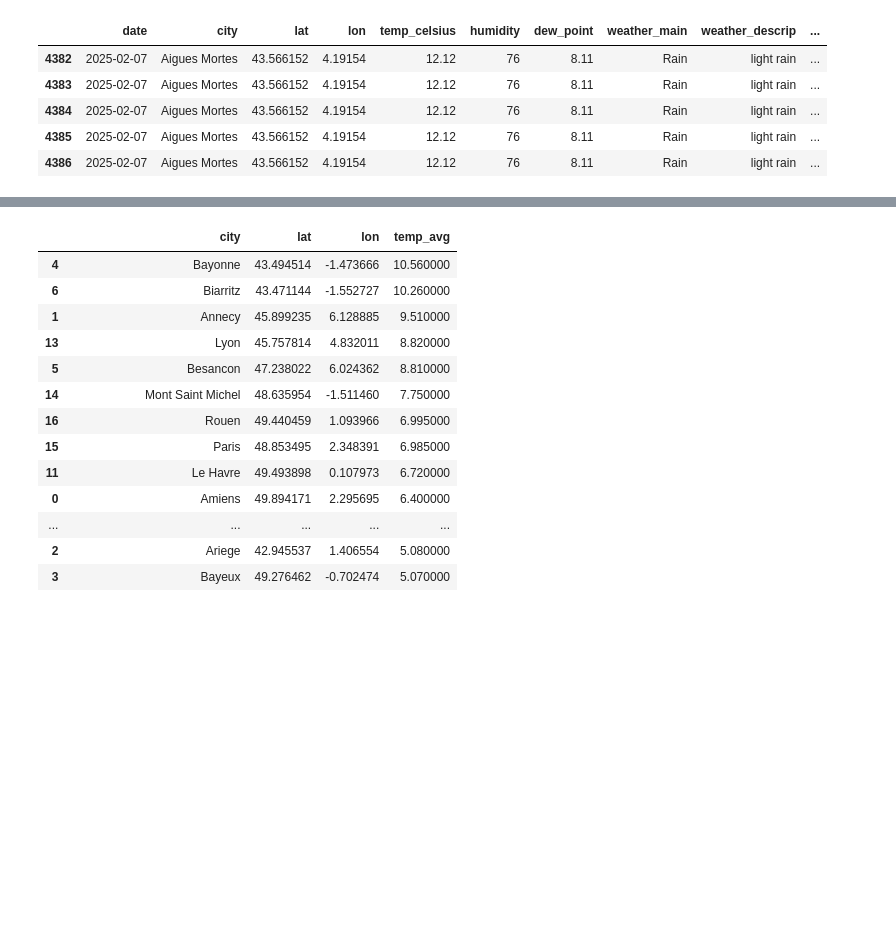
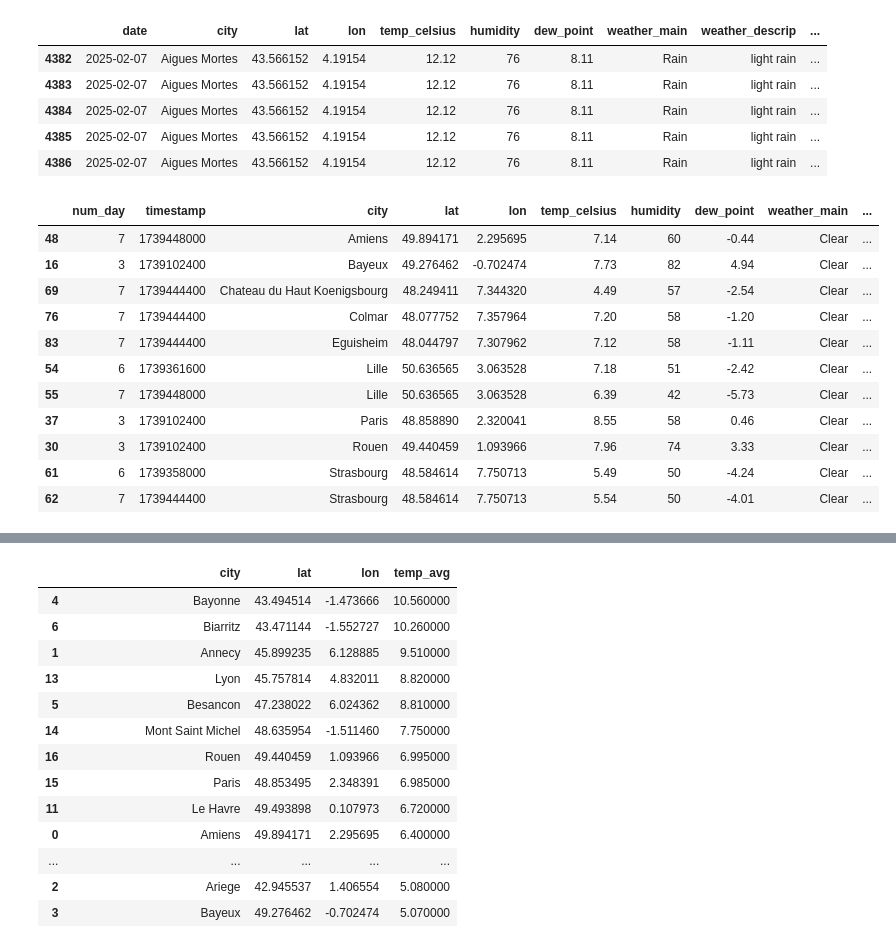
Before and after one commit to YnaPqt/data-management-kayak, a Jupyter notebook: kayak_project.ipynb, the cells around one changed output, grey strips where cells are left out. Saved outputs shown, nothing was run; the diff lists cells and outputs as text; code cells hidden in the pictures; blank space fills up the shorter version.

```diff
--- a/kayak_project.ipynb
+++ b/kayak_project.ipynb
@@ -463 +477,17 @@ df_data.head()
 df_weather['clear_sky'] = (df_weather['weather_descrip'] == 'clear sky').astype(int)
+# %%
+clear_sky = df_weather[df_weather.weather_descrip=='clear sky'].groupby('city')
+clear_sky.head()
+# %% [output]
+|  | num_day | timestamp | city | lat | lon | temp_celsius | humidity | dew_point | weather_main | ... |
+| 48 | 7 | 1739448000 | Amiens | 49.894171 | 2.295695 | 7.14 | 60 | -0.44 | Clear | ... |
+| 16 | 3 | 1739102400 | Bayeux | 49.276462 | -0.702474 | 7.73 | 82 | 4.94 | Clear | ... |
+| 69 | 7 | 1739444400 | Chateau du Haut Koenigsbourg | 48.249411 | 7.344320 | 4.49 | 57 | -2.54 | Clear | ... |
+| 76 | 7 | 1739444400 | Colmar | 48.077752 | 7.357964 | 7.20 | 58 | -1.20 | Clear | ... |
+| 83 | 7 | 1739444400 | Eguisheim | 48.044797 | 7.307962 | 7.12 | 58 | -1.11 | Clear | ... |
+| 54 | 6 | 1739361600 | Lille | 50.636565 | 3.063528 | 7.18 | 51 | -2.42 | Clear | ... |
+| 55 | 7 | 1739448000 | Lille | 50.636565 | 3.063528 | 6.39 | 42 | -5.73 | Clear | ... |
+| 37 | 3 | 1739102400 | Paris | 48.858890 | 2.320041 | 8.55 | 58 | 0.46 | Clear | ... |
+| 30 | 3 | 1739102400 | Rouen | 49.440459 | 1.093966 | 7.96 | 74 | 3.33 | Clear | ... |
+| 61 | 6 | 1739358000 | Strasbourg | 48.584614 | 7.750713 | 5.49 | 50 | -4.24 | Clear | ... |
+| 62 | 7 | 1739444400 | Strasbourg | 48.584614 | 7.750713 | 5.54 | 50 | -4.01 | Clear | ... |
```
Also changed, not shown: parts of 11 cells of this notebook.
